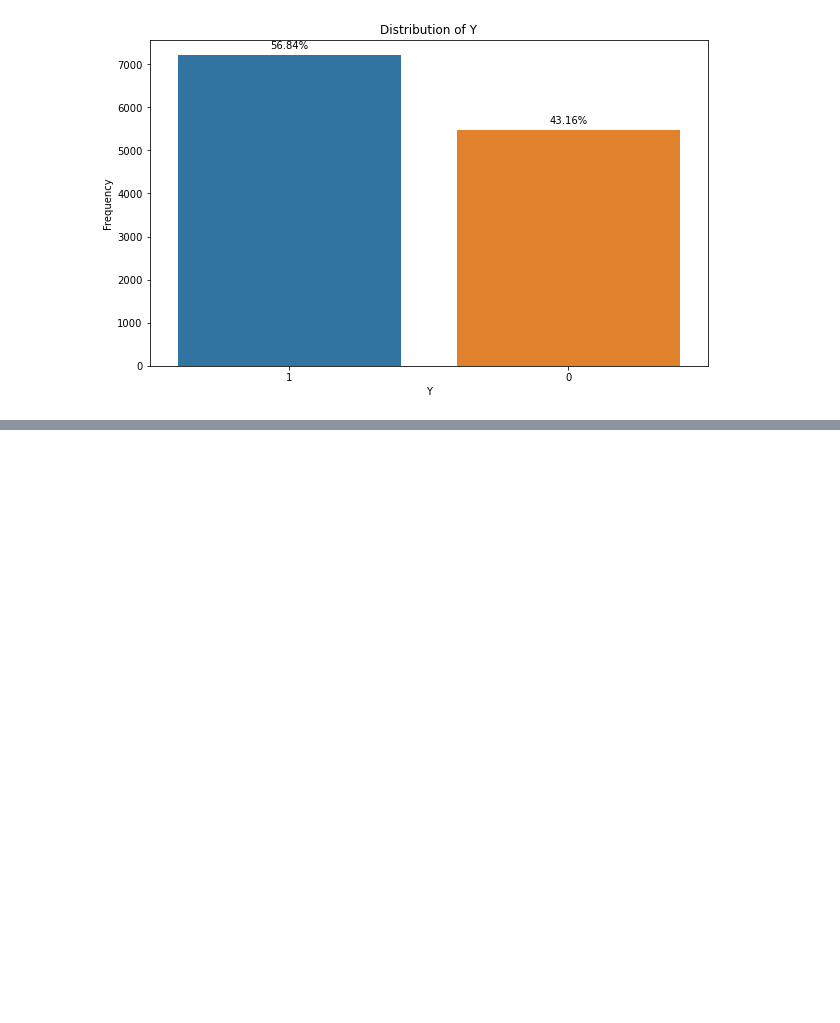
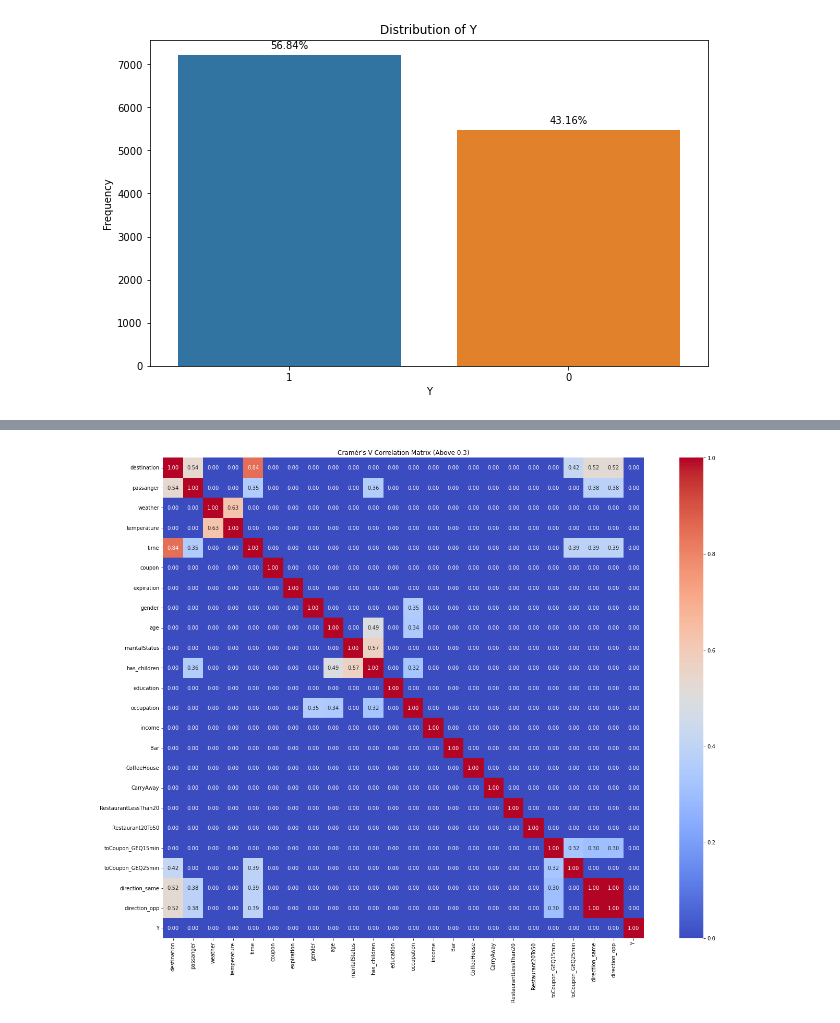
Before and after one commit to leobt23/Data_Mining, a Jupyter notebook: 1_eda/leo.ipynb, the cells around one changed output, grey strips where cells are left out. Cells and saved outputs as stored; diff of their text form; code cells hidden in the pictures; blank space fills up the shorter version.

```diff
--- a/1_eda/leo.ipynb
+++ b/1_eda/leo.ipynb
@@ -395,0 +473,12 @@ plt.show()
+# %%
+# Filter the correlation matrix to only show values above 0.3
+filtered_corr_matrix = corr_matrix[corr_matrix >= 0.3].replace(np.nan, 0)
+
+# Plotting the filtered correlation matrix using a heatmap
+plt.figure(figsize=(20, 15))
+sns.heatmap(filtered_corr_matrix, annot=True, fmt=".2f", cmap="coolwarm", cbar=True, square=True)
+plt.title("Cramér's V Correlation Matrix (Above 0.3)")
+plt.tight_layout()
+plt.show()
+# %% [output]
+[figure, added]
```
Also changed, not shown: parts of 6 cells of this notebook.
